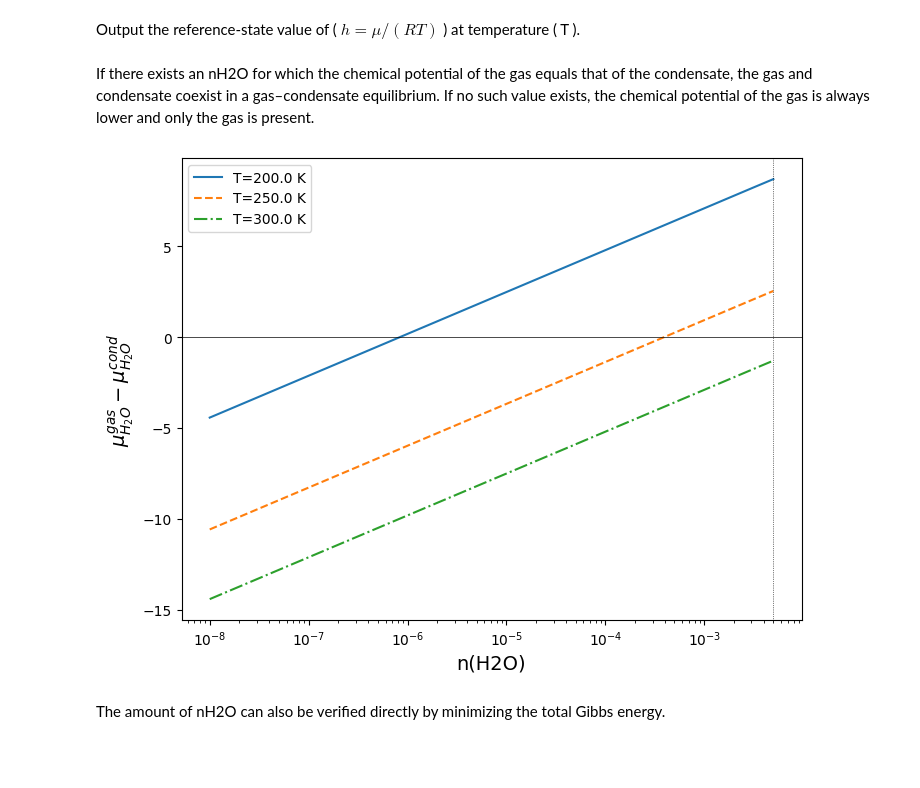
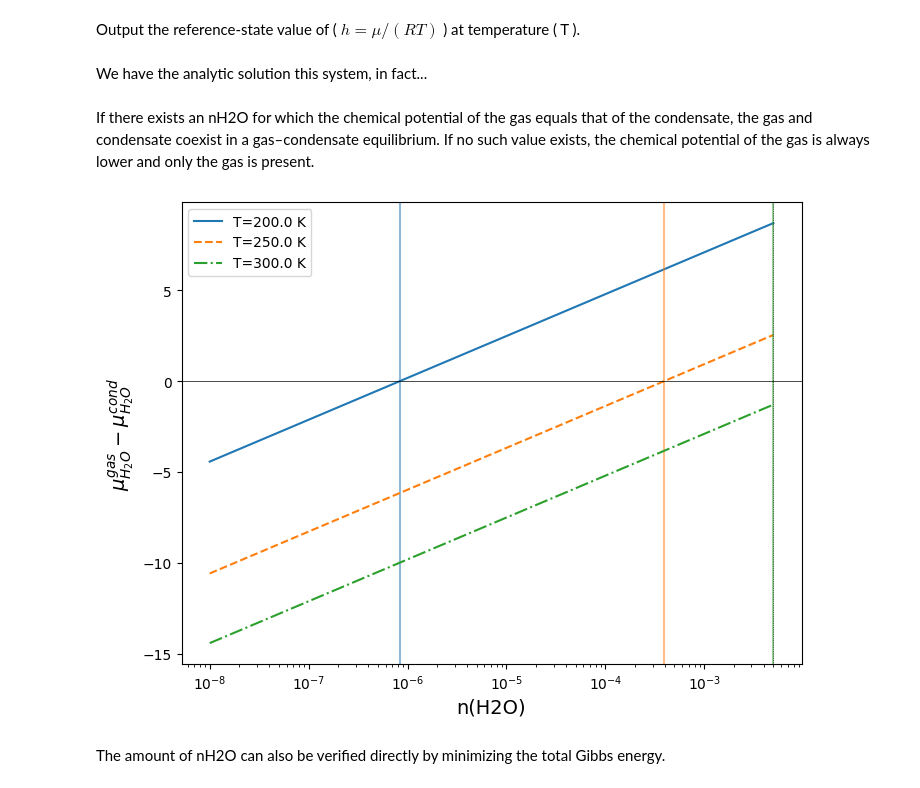
Before and after one commit to HajimeKawahara/exogibbs, a Jupyter notebook: documents/ipynb/h2ocond.ipynb, the cells around one changed output. Saved outputs shown, nothing was run; the diff lists cells and outputs as text; code cells hidden in the pictures; blank space fills up the shorter version.

```diff
--- a/documents/ipynb/h2ocond.ipynb
+++ b/documents/ipynb/h2ocond.ipynb
@@ -91,31 +91,47 @@ def h2o_gas_h_values(T, p, nH2O, nN2):
 def n2_gas_h_values(T, p, nH2, nN2):
     ntot = nH2 + nN2
     return  gas.hvector_func(T)[index_n2_gas] + np.log(p*nN2/ntot)
+# %% [markdown]
+We have the analytic solution this system, in fact...
+# %%
+import jax.numpy as jnp
+def nh2o_analytic(p, delta_hvector, n_gas_max, n_bkgd_max):
+    k = jnp.exp(- delta_hvector)
+    nast = n_bkgd_max * k / (p - k)
+    return jnp.min(jnp.array([n_gas_max, nast]))
 # %% [markdown]
 
 If there exists an nH2O for which the chemical potential of the gas equals that of the condensate, the gas and condensate coexist in a gas–condensate equilibrium. If no such value exists, the chemical potential of the gas is always lower and only the gas is present.
 # %%
 import matplotlib.pyplot as plt
 bN = 0.99
 bH = 0.01
 p = 1.0 # bar
+
+
 nh2os = np.logspace(-8, np.log10(bH/2), 1000)
 def plotfig():
-    plt.figure(figsize=(8,6))
+    fig = plt.figure(figsize=(8,6))
     for i, T in enumerate([200.0, 250.0, 300.0]):
         plt.plot(nh2os, h2o_gas_h_values(T, p, nh2os, bN/2)- h2o_cond_h_values(T), label='T='+str(T)+" K", ls=['solid', '--', '-.'][i])
+        # analytic solution
+        dh = gas.hvector_func(T)[index_h2o_gas] - cond.hvector_func(T)[index_h2o_cond]
+        plt.axvline(nh2o_analytic(p, dh, bH/2, bN/2), color='C'+str(i), alpha=0.5)
+
     plt.axhline(0.0, color='k', lw=0.5)
     plt.axvline(bH/2, color='k', lw=0.5, ls='dotted')
+
+
     plt.xscale("log")
     plt.ylabel("$\mu_{H_2O}^{gas} - \mu_{H_2O}^{cond}$", fontsize=14)
     plt.xlabel("n(H2O)", fontsize=14)
     plt.legend()
-    return plt
+    return fig
 
-plt = plotfig()
+fig = plotfig()
 plt.show()
 # %% [output]
-[figure, old version]
+[figure, new version]
 # %% [markdown]
 The amount of nH2O can also be verified directly by minimizing the total Gibbs energy.
 # %%
```
Also changed, not shown: parts of 3 cells of this notebook, 2 other files.
